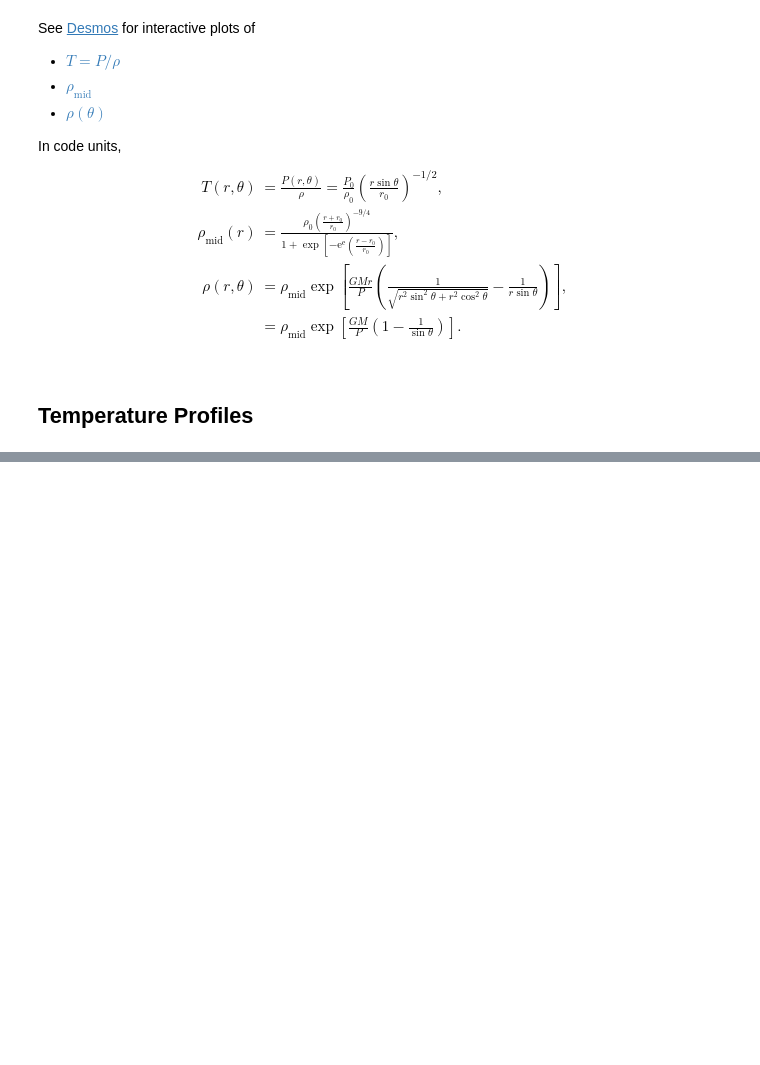
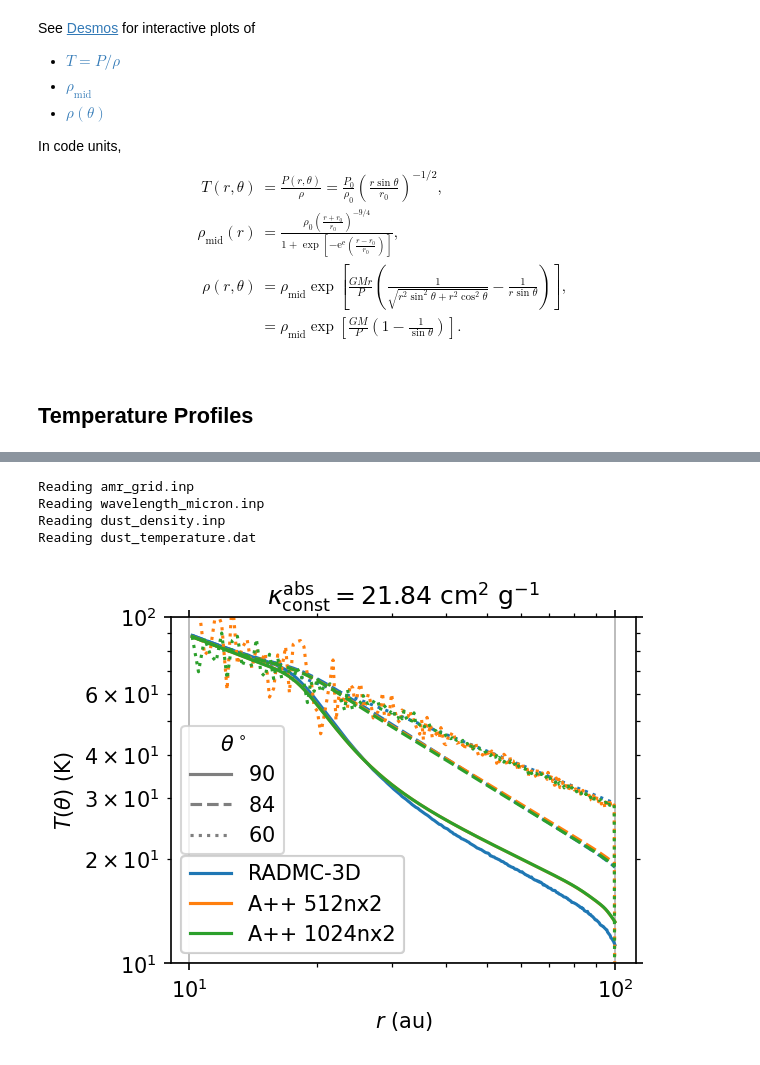
Before and after one commit to sabaronett/rad-hydro, a Jupyter notebook: ipynb/const_opac/ConstantOpacity.ipynb, the cells around one changed output, grey strips where cells are left out. Drawn from its saved outputs; the diff is of its cells as text; code cells hidden in the pictures; blank space fills up the shorter version.

```diff
--- a/ipynb/const_opac/ConstantOpacity.ipynb
+++ b/ipynb/const_opac/ConstantOpacity.ipynb
@@ -97,0 +98,76 @@ Reading dust_temperature.dat
+# %%
+#===============================================================================
+import matplotlib.pyplot as plt
+import numpy as np
+from radmc3dPy import *
+import sys
+sys.path.insert(0, '/home/stanley/github/PrincetonUniversity/athena/vis/python')
+import athena_read
+
+# Conversions
+rad2deg          = 180/np.pi           # [deg]
+
+# Set up plots
+fig, ax = plt.subplots(figsize=(4, 3), dpi=150)
+tab_colors = ['tab:blue', 'tab:orange', 'tab:green', 'tab:red', 'tab:purple',
+          'tab:brown', 'tab:pink', 'tab:gray', 'tab:olive', 'tab:cyan']
+# lss = ['solid', 'dashdot', 'dashed', 'dotted', (0, (1, 5))]
+lss = ['solid', 'dashed', 'dotted']
+theta_degs = [90, 84, 60]
+c_solns, ls_thetas = [], []
+ylim = (10, 100)
+
+# Read and plot RADMC-3D solutions
+data = analyze.readData(ddens=True, dtemp=True)
+dtheta = (data.grid.yi[-1] - data.grid.yi[0])/data.grid.ny
+c_solns.append(ax.plot([], [], color='tab:blue', label='RADMC-3D')[0])
+
+for th, theta_deg in enumerate(theta_degs):
+    j = int(theta_deg/rad2deg/dtheta)
+    ax.plot(data.grid.x/natconst.au, data.dusttemp[:,j,0,0], tab_colors[0],
+            ls=lss[th])
+    ls_thetas.append(ax.plot([], [], color='tab:gray', ls=lss[th],
+                     label=rf'${theta_deg}$')[0])
+
+# Read and plot Athena++ solutions
+base = '/home/stanley/github/sabaronett/rad-hydro/athena/dev/yanfeij'
+problem_id = 'const_opac_raytrace'
+# runs = ['128nx2', '256nx2', '512nx2', '1024nx2']
+runs = ['512nx2', '1024nx2']
+
+for i, run in enumerate(runs):
+    path = f'{base}/{problem_id}/implicit/heat/{run}'
+    athinput = athena_read.athinput(f'{path}/athinput.{problem_id}')
+    dtheta = (athinput['mesh']['x2max'] - athinput['mesh']['x2min'])\
+             /athinput['mesh']['nx2']
+    L_0 = athinput['radiation']['length_unit']
+    T_0 = athinput['radiation']['T_unit']
+    athdf = athena_read.athdf(f'{path}/athdf/{problem_id}.out1.00001.athdf')
+    T_field = athdf['press'][0]/athdf['rho'][0]*T_0
+    c_solns.append(ax.plot([], [], tab_colors[i+1], label=f'A++ {run}')[0])
+
+    for th, theta_deg in enumerate(theta_degs):
+        j = int(theta_deg/rad2deg/dtheta)
+        ax.plot(athdf['x1v']*L_0/natconst.au, T_field[j, :], tab_colors[i+1],
+                ls=lss[th])
+
+# Plot ghost points for colorless line style and add legends
+ls_legend = plt.legend(title=r'$\theta^\circ$', handles=ls_thetas,
+                       loc='center left')
+color_legend = plt.legend(handles=c_solns, loc='lower left')
+ax.add_artist(ls_legend)
+ax.add_artist(color_legend)
+
+# Format (sub)plots
+ax.grid()
+ax.minorticks_on()
+ax.set(xscale='log', yscale='log', xlabel=r'$r$ (au)', ylabel=r'$T(\theta)$ (K)',
+       title=r'$\kappa_\mathrm{const}^\mathrm{abs}=21.84$ cm$^2$ g$^{-1}$',
+       ylim=ylim)
+ax.tick_params(axis='both', which='both', top=True, right=True)
+# %% [output]
+Reading amr_grid.inp
+Reading wavelength_micron.inp
+Reading dust_density.inp
+Reading dust_temperature.dat
+[figure, added]
```
Also changed, not shown: parts of 1 cell of this notebook, 2 other files.
